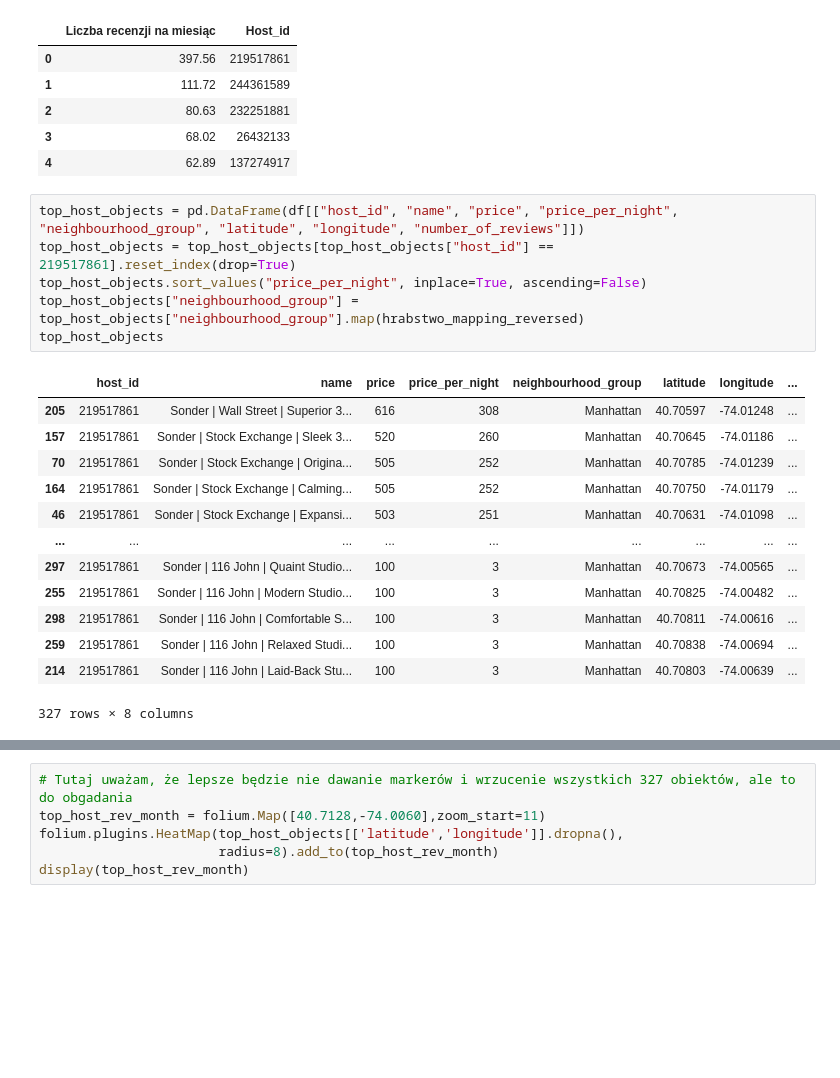
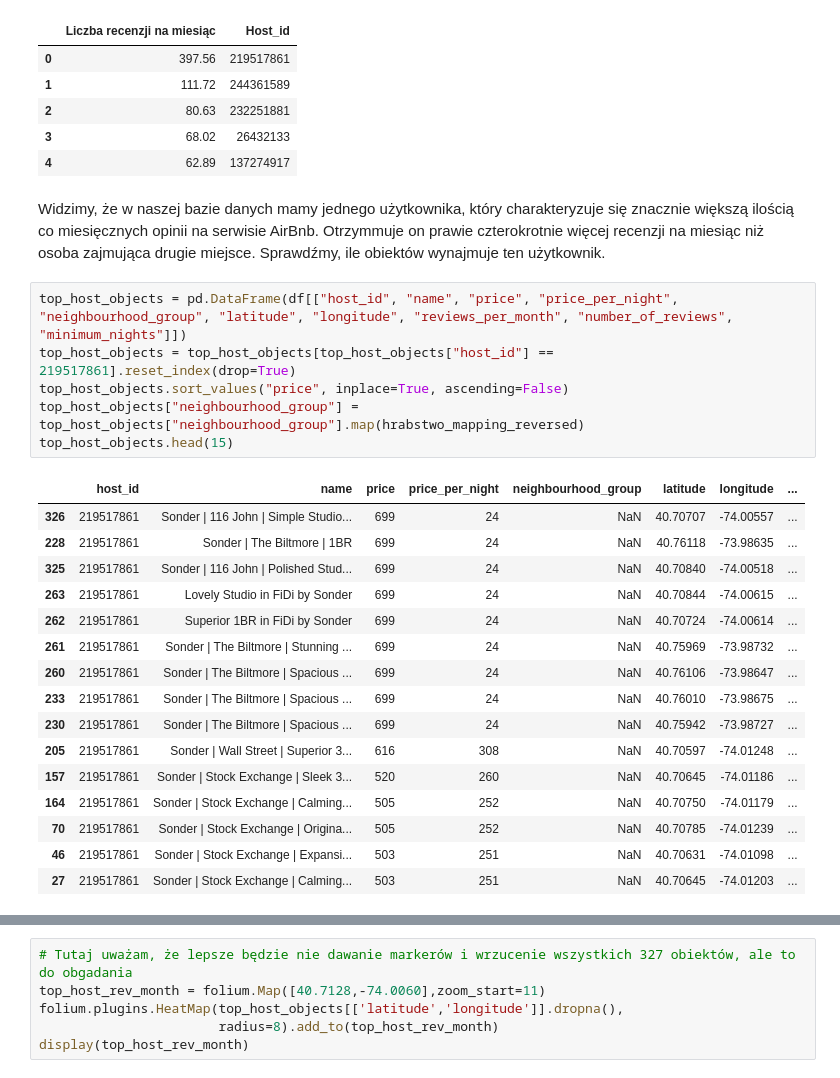
Before and after one commit to veern/Analiza-danych-airbnb, a Jupyter notebook: Analiza-Airbnb.ipynb, the cells around one changed output, grey strips where cells are left out. Cells and saved outputs as stored; diff of their text form; blank space fills up the shorter version.

```diff
--- a/Analiza-Airbnb.ipynb
+++ b/Analiza-Airbnb.ipynb
@@ -451,23 +452,28 @@ rev_month
 | 2 | 80.63 | 232251881 |
 | 3 | 68.02 | 26432133 |
 | 4 | 62.89 | 137274917 |
+# %% [markdown]
+Widzimy, że w naszej bazie danych mamy jednego użytkownika, który charakteryzuje się znacznie większą ilością co miesięcznych opinii na serwisie AirBnb. Otrzymmuje on prawie czterokrotnie więcej recenzji na miesiąc niż osoba zajmująca drugie miejsce. Sprawdźmy, ile obiektów wynajmuje ten użytkownik.
 # %%
-top_host_objects = pd.DataFrame(df[["host_id", "name", "price", "price_per_night", "neighbourhood_group", "latitude", "longitude", "number_of_reviews"]])
+top_host_objects = pd.DataFrame(df[["host_id", "name", "price", "price_per_night", "neighbourhood_group", "latitude", "longitude", "reviews_per_month", "number_of_reviews", "minimum_nights"]])
 top_host_objects = top_host_objects[top_host_objects["host_id"] == 219517861].reset_index(drop=True)
-top_host_objects.sort_values("price_per_night", inplace=True, ascending=False)
+top_host_objects.sort_values("price", inplace=True, ascending=False)
 top_host_objects["neighbourhood_group"] = top_host_objects["neighbourhood_group"].map(hrabstwo_mapping_reversed)
-top_host_objects
+top_host_objects.head(15)
 # %% [output]
 |  | host_id | name | price | price_per_night | neighbourhood_group | latitude | longitude | ... |
-| 205 | 219517861 | Sonder | Wall Street | Superior 3... | 616 | 308 | Manhattan | 40.70597 | -74.01248 | ... |
-| 157 | 219517861 | Sonder | Stock Exchange | Sleek 3... | 520 | 260 | Manhattan | 40.70645 | -74.01186 | ... |
-| 70 | 219517861 | Sonder | Stock Exchange | Origina... | 505 | 252 | Manhattan | 40.70785 | -74.01239 | ... |
-| 164 | 219517861 | Sonder | Stock Exchange | Calming... | 505 | 252 | Manhattan | 40.70750 | -74.01179 | ... |
-| 46 | 219517861 | Sonder | Stock Exchange | Expansi... | 503 | 251 | Manhattan | 40.70631 | -74.01098 | ... |
-| ... | ... | ... | ... | ... | ... | ... | ... | ... |
-| 297 | 219517861 | Sonder | 116 John | Quaint Studio... | 100 | 3 | Manhattan | 40.70673 | -74.00565 | ... |
-| 255 | 219517861 | Sonder | 116 John | Modern Studio... | 100 | 3 | Manhattan | 40.70825 | -74.00482 | ... |
-| 298 | 219517861 | Sonder | 116 John | Comfortable S... | 100 | 3 | Manhattan | 40.70811 | -74.00616 | ... |
-| 259 | 219517861 | Sonder | 116 John | Relaxed Studi... | 100 | 3 | Manhattan | 40.70838 | -74.00694 | ... |
-| 214 | 219517861 | Sonder | 116 John | Laid-Back Stu... | 100 | 3 | Manhattan | 40.70803 | -74.00639 | ... |
+| 326 | 219517861 | Sonder | 116 John | Simple Studio... | 699 | 24 | NaN | 40.70707 | -74.00557 | ... |
+| 228 | 219517861 | Sonder | The Biltmore | 1BR | 699 | 24 | NaN | 40.76118 | -73.98635 | ... |
+| 325 | 219517861 | Sonder | 116 John | Polished Stud... | 699 | 24 | NaN | 40.70840 | -74.00518 | ... |
+| 263 | 219517861 | Lovely Studio in FiDi by Sonder | 699 | 24 | NaN | 40.70844 | -74.00615 | ... |
+| 262 | 219517861 | Superior 1BR in FiDi by Sonder | 699 | 24 | NaN | 40.70724 | -74.00614 | ... |
+| 261 | 219517861 | Sonder | The Biltmore | Stunning ... | 699 | 24 | NaN | 40.75969 | -73.98732 | ... |
+| 260 | 219517861 | Sonder | The Biltmore | Spacious ... | 699 | 24 | NaN | 40.76106 | -73.98647 | ... |
+| 233 | 219517861 | Sonder | The Biltmore | Spacious ... | 699 | 24 | NaN | 40.76010 | -73.98675 | ... |
+| 230 | 219517861 | Sonder | The Biltmore | Spacious ... | 699 | 24 | NaN | 40.75942 | -73.98727 | ... |
+| 205 | 219517861 | Sonder | Wall Street | Superior 3... | 616 | 308 | NaN | 40.70597 | -74.01248 | ... |
+| 157 | 219517861 | Sonder | Stock Exchange | Sleek 3... | 520 | 260 | NaN | 40.70645 | -74.01186 | ... |
+| 164 | 219517861 | Sonder | Stock Exchange | Calming... | 505 | 252 | NaN | 40.70750 | -74.01179 | ... |
+| 70 | 219517861 | Sonder | Stock Exchange | Origina... | 505 | 252 | NaN | 40.70785 | -74.01239 | ... |
+| 46 | 219517861 | Sonder | Stock Exchange | Expansi... | 503 | 251 | NaN | 40.70631 | -74.01098 | ... |
+| 27 | 219517861 | Sonder | Stock Exchange | Calming... | 503 | 251 | NaN | 40.70645 | -74.01203 | ... |
-327 rows × 8 columns
```
Also changed, not shown: parts of 6 cells of this notebook.
